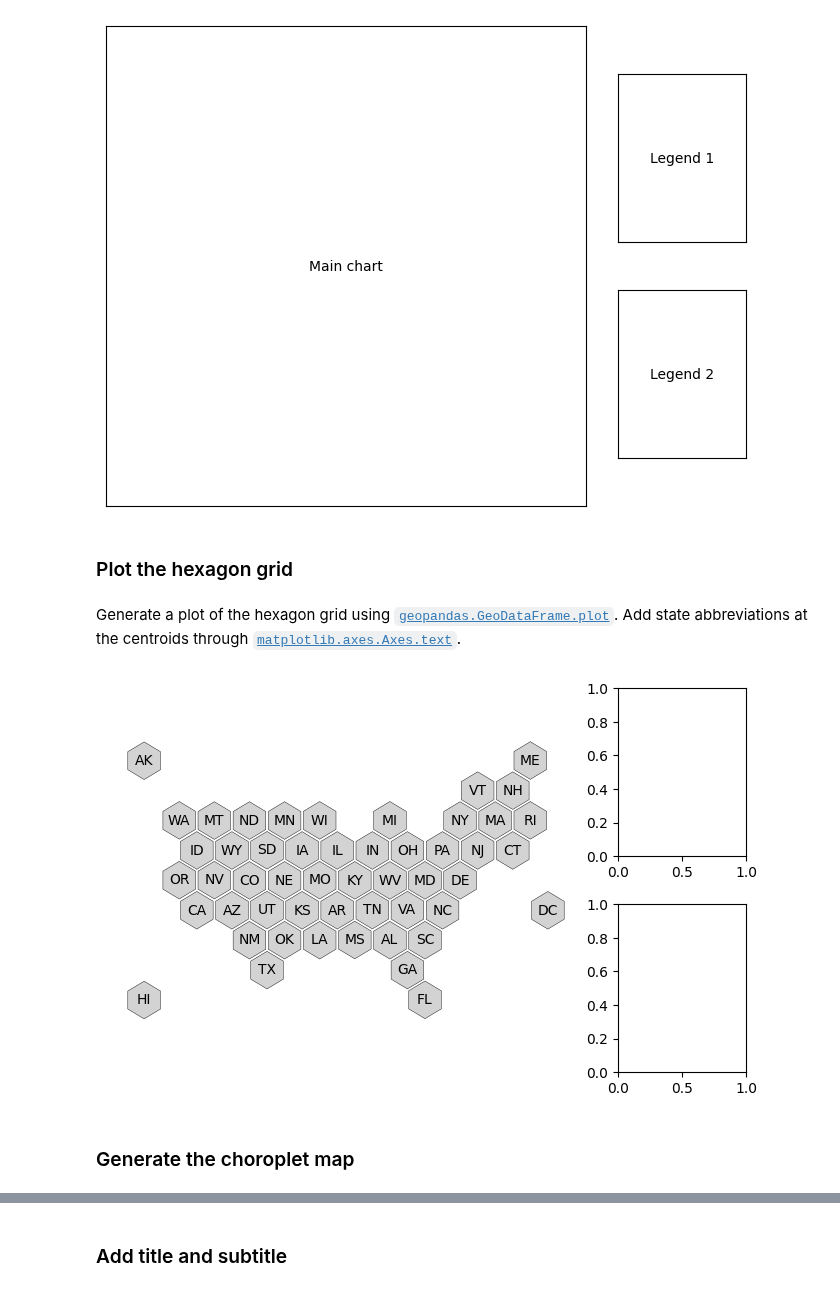
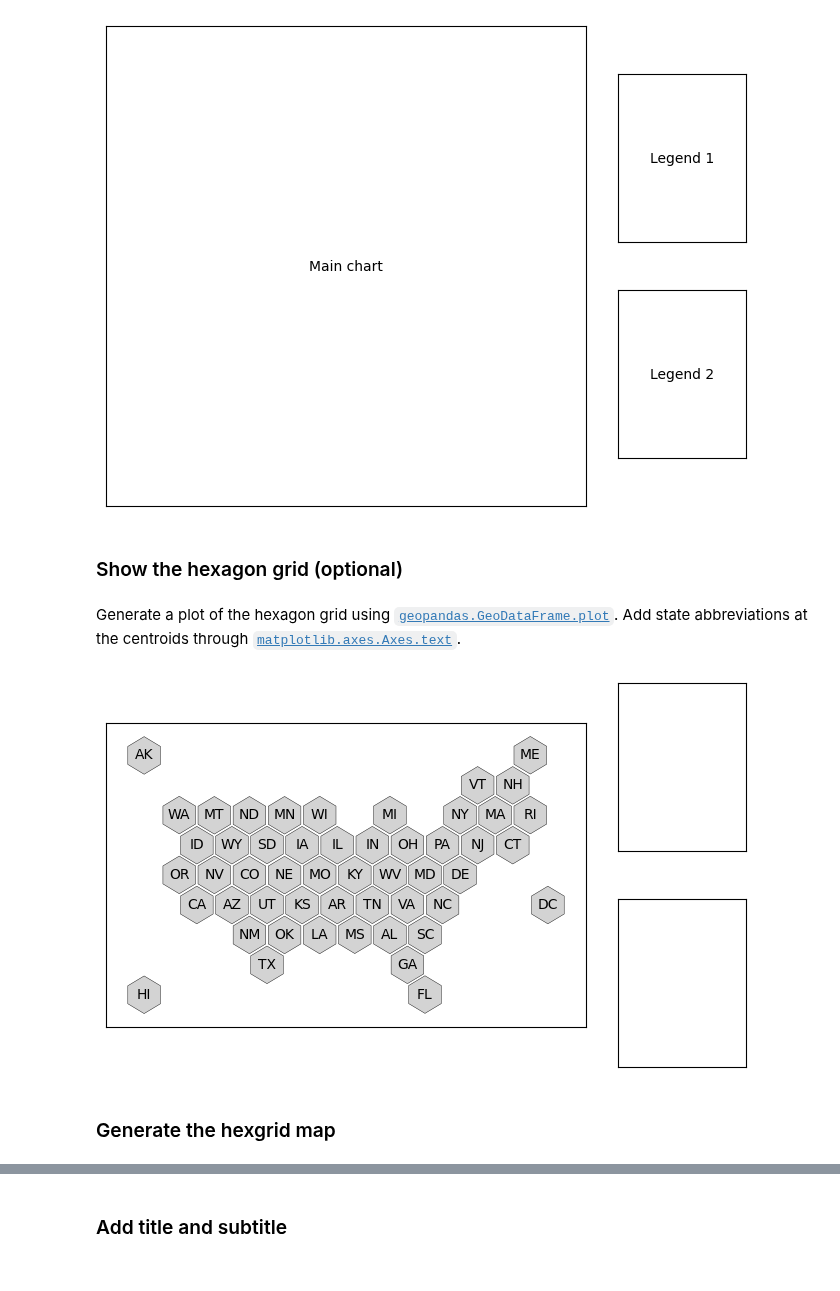
Before and after one commit to bianconif/graphic_communication_notebooks, a Jupyter notebook: notebooks/hexgrid_map/us_presidential_elections_2024.ipynb, the cells around one changed output, grey strips where cells are left out. Cells and saved outputs as stored; diff of their text form; code cells hidden in the pictures.

Commit message:
US election hexgrid - revised version

```diff
--- a/notebooks/hexgrid_map/us_presidential_elections_2024.ipynb
+++ b/notebooks/hexgrid_map/us_presidential_elections_2024.ipynb
@@ -119,26 +105,28 @@ for idx, ax in enumerate([ax0, ax1, ax2]):
 # %% [output]
 [figure]
 # %% [markdown]
-### Plot the hexagon grid
+### Show the hexagon grid (optional)
 # %% [markdown]
 Generate a plot of the hexagon grid using [`geopandas.GeoDataFrame.plot`](https://geopandas.org/en/stable/docs/reference/api/geopandas.GeoDataFrame.plot.html). Add state abbreviations at the centroids through [`matplotlib.axes.Axes.text`](https://matplotlib.org/stable/api/_as_gen/matplotlib.axes.Axes.text.html).
 # %%
 for idx, ax in enumerate([ax0, ax1, ax2]):
     ax.clear()
 
 #Plot the hexagons
 df_merged.plot(ax=ax0, color='lightgrey', edgecolor='black', linewidth=0.3)
 
 #Display state abbreviations
 for _, row in df_merged.iterrows():
     ax0.text(x=row['centroids'].x, y=row['centroids'].y, s=row['State_Abbr'], ha='center', va='center')
 
-#Suppress all axis decorations
-ax0.set_axis_off()
+#Remove the ticks
+for idx, ax in enumerate([ax0, ax1, ax2]):
+    ax.set_xticks([])
+    ax.set_yticks([])
 
 display(fig)
 # %% [output]
-[figure, old version]
+[figure, new version]
 # %% [markdown]
-### Generate the choroplet map
+### Generate the hexgrid map
 # %% [markdown]
```
Also changed, not shown: parts of 19 cells of this notebook.
